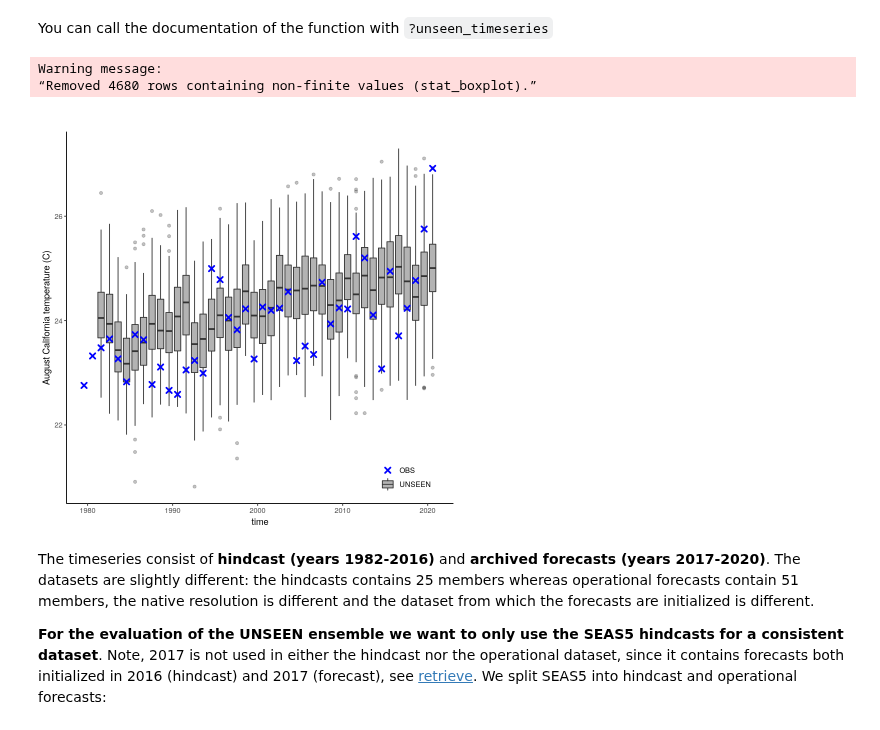
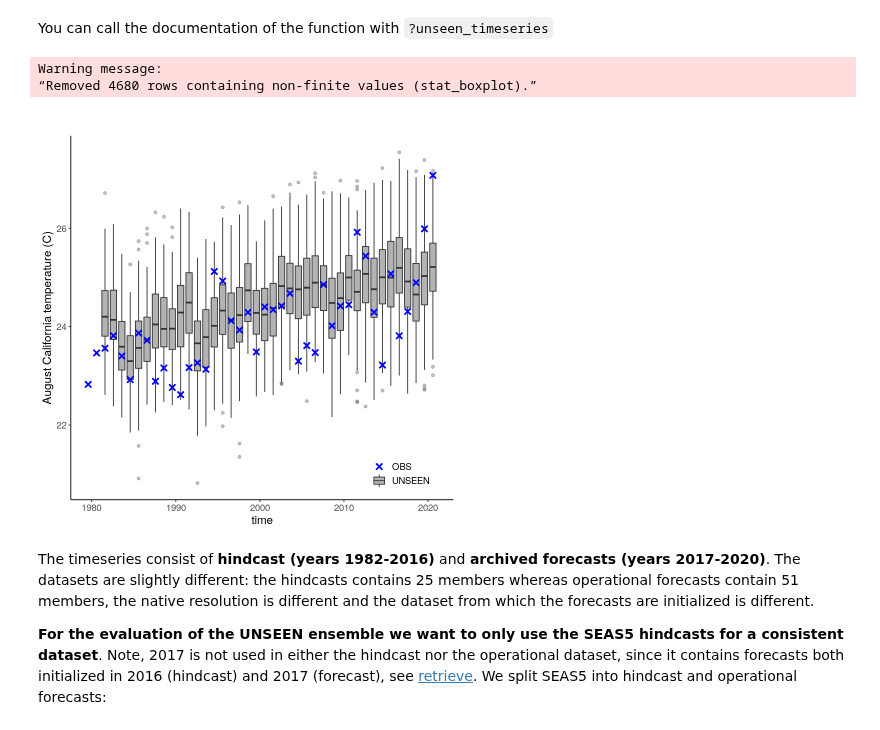
Before and after one commit to ECMWFCode4Earth/UNSEEN-open, a Jupyter notebook: doc/Notebooks/examples/California_Fires.ipynb, the cells around one changed output. Drawn from its saved outputs; the diff is of its cells as text; code cells hidden in the pictures.

```diff
--- a/doc/Notebooks/examples/California_Fires.ipynb
+++ b/doc/Notebooks/examples/California_Fires.ipynb
@@ -149,21 +166,18 @@ You can call the documentation of the function with `?unseen_timeseries`
 # %%
 timeseries = unseen_timeseries(
     ensemble = SEAS5_California_events,
     obs = ERA5_California_events,
     ensemble_yname = "t2m",
     ensemble_xname = "time",
     obs_yname = "t2m",
     obs_xname = "time",
     ylab = "August California temperature (C)")
 
-
-timeseries
-
-# ggsave(timeseries, height = 5, width = 6,   filename = "graphs/Calif_timeseries.png")
+timeseries + theme(text = element_text(size = 14))
 # %% [output]
 Warning message:
 “Removed 4680 rows containing non-finite values (stat_boxplot).”
-[figure, old version]
+[figure, new version]
 # %% [markdown]
 The timeseries consist of **hindcast (years 1982-2016)** and **archived forecasts (years 2017-2020)**. The datasets are slightly different: the hindcasts contains 25 members whereas operational forecasts contain 51 members, the native resolution is different and the dataset from which the forecasts are initialized is different.
 
```
Also changed, not shown: parts of 50 cells of this notebook, 3 other files.
